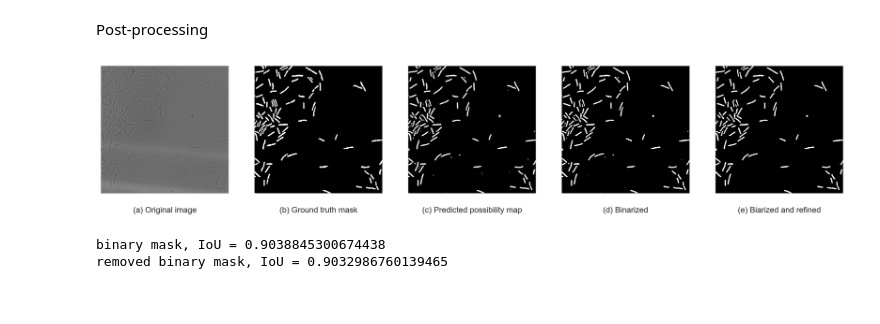
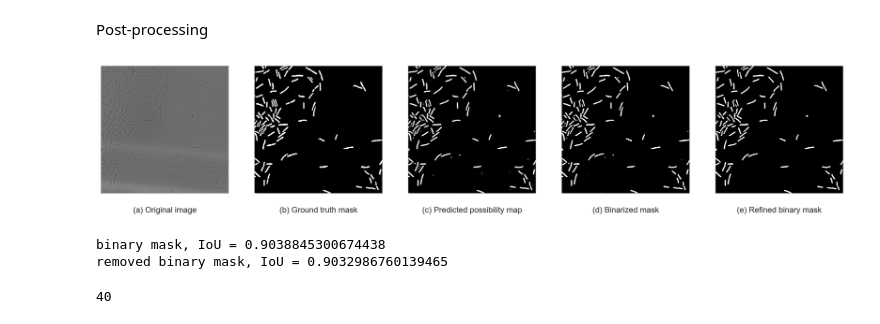
Before and after one commit to ChengZhang-98/BLU-Net, a Jupyter notebook: thesis_experiments/ch3-1_dataset.ipynb, the cells around one changed output. Cells and saved outputs as stored; diff of their text form; code cells hidden in the pictures.

```diff
--- a/thesis_experiments/ch3-1_dataset.ipynb
+++ b/thesis_experiments/ch3-1_dataset.ipynb
@@ -222,28 +236,28 @@ pred_mask = pred_mask.numpy().squeeze()
 # %%
 from data import postprocess_a_mask
 
 binarized_pred_mask = postprocess_a_mask(pred_mask, 0.5, 0)
 removed_binarized_pred_mask = postprocess_a_mask(pred_mask, 0.5, 30)
 
 f, axes = plt.subplots(1,5,figsize=(20,4), dpi=200)
 imshow_kwargs = {"cmap": "gray", "vmin": 0, "vmax": 1}
 axes[0].imshow(image_11,**imshow_kwargs)
 axes[1].imshow(mask_11, **imshow_kwargs)
 axes[2].imshow(pred_mask, **imshow_kwargs)
 axes[3].imshow(binarized_pred_mask, **imshow_kwargs)
 axes[4].imshow(removed_binarized_pred_mask, **imshow_kwargs)
 
 axes[0].set_title("(a) Original image",y=0, pad=-20, verticalalignment="top")
 axes[1].set_title("(b) Ground truth mask",y=0, pad=-20, verticalalignment="top")
 axes[2].set_title("(c) Predicted possibility map",y=0, pad=-20, verticalalignment="top")
-axes[3].set_title("(d) Binarized",y=0, pad=-20, verticalalignment="top")
-axes[4].set_title("(e) Biarized and refined",y=0, pad=-20, verticalalignment="top")
+axes[3].set_title("(d) Binarized mask",y=0, pad=-20, verticalalignment="top")
+axes[4].set_title("(e) Refined binary mask",y=0, pad=-20, verticalalignment="top")
 
 set_axis_invisible([axes[i] for i in range(5)])
 
 f.savefig(os.path.join(fig_save_path, "ch3-2_post-processing.jpg"), bbox_inches='tight')
 # %% [output]
-[figure, old version]
+[figure, new version]
 # %%
 iou_metric = tf.keras.metrics.BinaryIoU()
 iou_metric.update_state(y_pred=pred_mask, y_true=mask_11)
@@ -254,3 +268,7 @@ print("removed binary mask, IoU = {}".format(iou_metric.result()))
 # %% [output]
 binary mask, IoU = 0.9038845300674438
 removed binary mask, IoU = 0.9032986760139465
+# %%
+len(statistic_df)
+# %% [output]
+40
```
Also changed, not shown: parts of 8 cells of this notebook, 8 other files.
